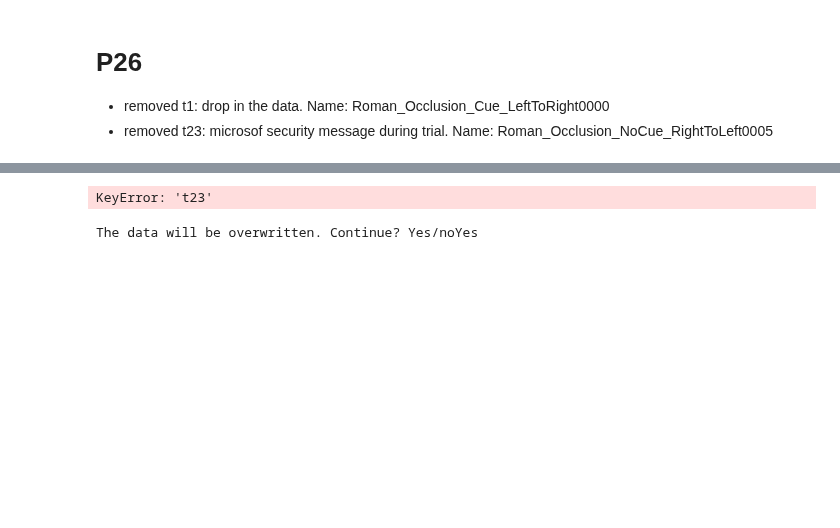
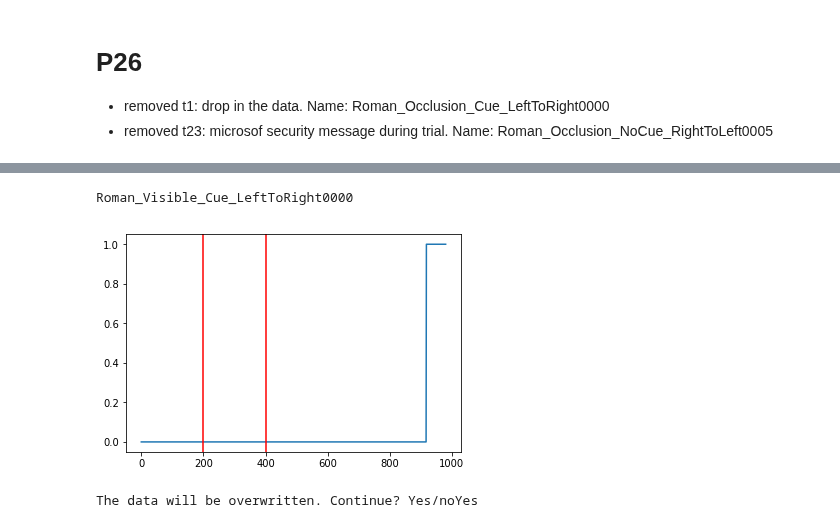
Before and after one commit to Roman-Belenya/perception_and_action, a Jupyter notebook: processing.ipynb, the cells around one changed output, grey strips where cells are left out. Drawn from its saved outputs; the diff is of its cells as text; code cells hidden in the pictures; blank space fills up the shorter version.

```diff
--- a/processing.ipynb
+++ b/processing.ipynb
@@ -282,14 +287,23 @@ del d_clean['P26']['trials']['t23']
+# %%
+d_clean['P29'] = d['P29']
+
+del d_clean['P29']['trials']['t19']
+
+curve = np.array(d_clean['P29']['trials']['t24']['startmovement'])
+curve[200:400] = 0
+d_clean['P29']['trials']['t24']['startmovement'] = tuple(curve)
 # %%
-trial = d_clean['P26']['trials']['t23']
+trial = d_clean['P29']['trials']['t24']
 
 print trial['name']
 
-plt.plot(trial['averagezeye'])
-plt.axvline(600, color = 'red')
-plt.axvline(900, color = 'red')
+plt.plot(trial['startmovement'])
+plt.axvline(200, color = 'red')
+plt.axvline(400, color = 'red')
 plt.show()
 # %% [output]
-KeyError: 't23'
+Roman_Visible_Cue_LeftToRight0000
+[figure, added]
 # %%
 manual_save_data(d_clean, 'clean_data.pkl')
 # %% [output]
```
Also changed, not shown: parts of 1 cell of this notebook, 1 other file.
